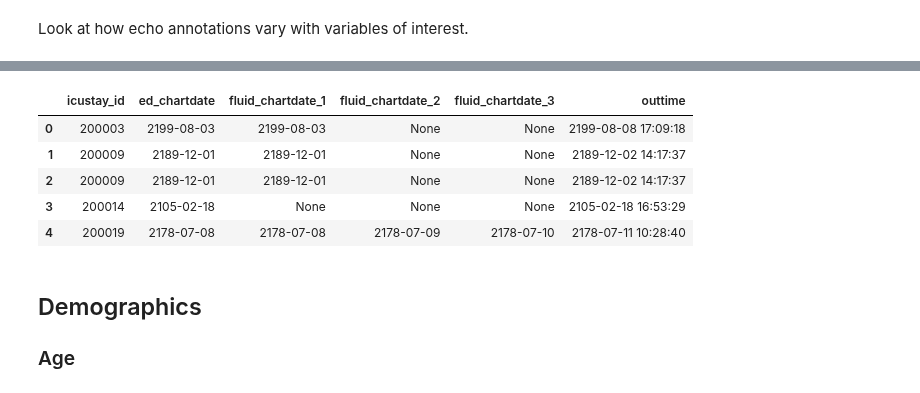
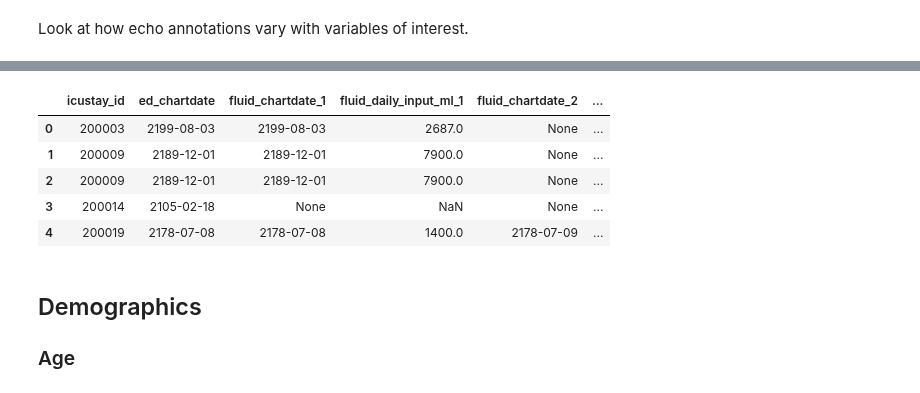
Before and after one commit to yhtgrace/echo, a Jupyter notebook: notebooks/161216_echo_annotations.ipynb, the cells around one changed output, grey strips where cells are left out. Saved outputs shown, nothing was run; the diff lists cells and outputs as text; code cells hidden in the pictures.

```diff
--- a/notebooks/161216_echo_annotations.ipynb
+++ b/notebooks/161216_echo_annotations.ipynb
@@ -44,14 +44,15 @@ ef.head()
 # %%
 ef[['icustay_id', 'ed_chartdate', 'fluid_chartdate_1', 'fluid_daily_input_ml_1',
     'fluid_chartdate_2', 'fluid_daily_input_ml_2',
-    'fluid_chartdate_3', 'fluid_daily_input_ml_3', outtime']].head()
+    'fluid_chartdate_3', 'fluid_daily_input_ml_3',
+    'outtime']].head()
 # %% [output]
-|  | icustay_id | ed_chartdate | fluid_chartdate_1 | fluid_chartdate_2 | fluid_chartdate_3 | outtime |
-| 0 | 200003 | 2199-08-03 | 2199-08-03 | None | None | 2199-08-08 17:09:18 |
-| 1 | 200009 | 2189-12-01 | 2189-12-01 | None | None | 2189-12-02 14:17:37 |
-| 2 | 200009 | 2189-12-01 | 2189-12-01 | None | None | 2189-12-02 14:17:37 |
-| 3 | 200014 | 2105-02-18 | None | None | None | 2105-02-18 16:53:29 |
-| 4 | 200019 | 2178-07-08 | 2178-07-08 | 2178-07-09 | 2178-07-10 | 2178-07-11 10:28:40 |
+|  | icustay_id | ed_chartdate | fluid_chartdate_1 | fluid_daily_input_ml_1 | fluid_chartdate_2 | ... |
+| 0 | 200003 | 2199-08-03 | 2199-08-03 | 2687.0 | None | ... |
+| 1 | 200009 | 2189-12-01 | 2189-12-01 | 7900.0 | None | ... |
+| 2 | 200009 | 2189-12-01 | 2189-12-01 | 7900.0 | None | ... |
+| 3 | 200014 | 2105-02-18 | None | NaN | None | ... |
+| 4 | 200019 | 2178-07-08 | 2178-07-08 | 1400.0 | 2178-07-09 | ... |
 # %% [markdown]
 ## Demographics
 
```
Also changed, not shown: parts of 24 cells of this notebook, 3 other files.
